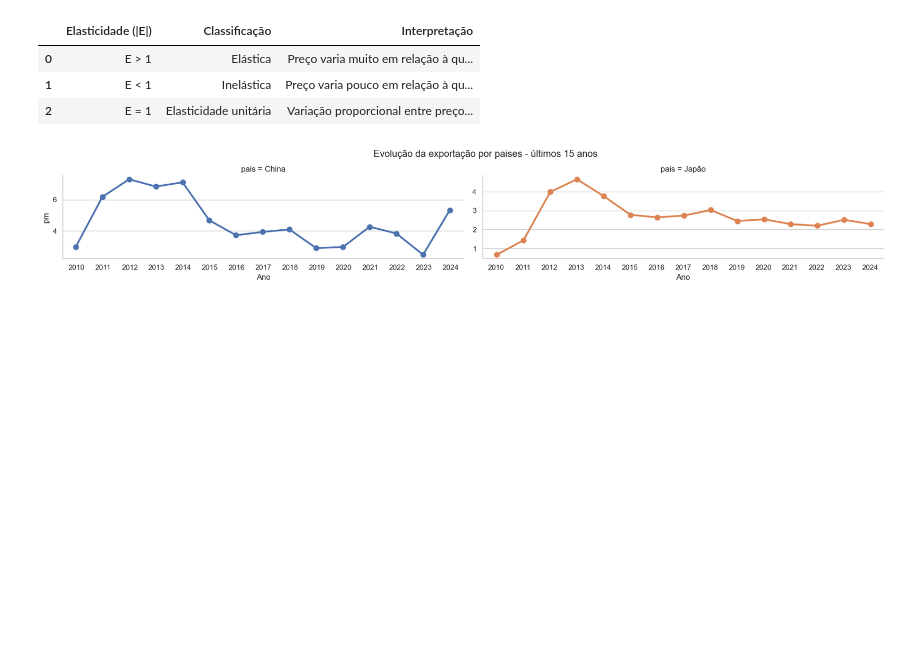
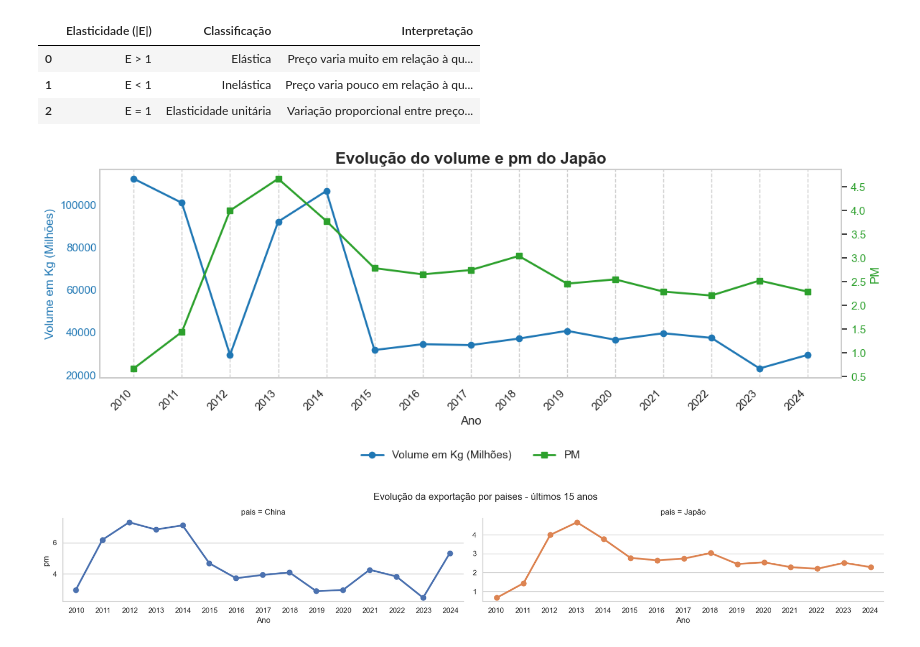
Before and after one commit to RicardViana/fiap-Data-Analysis-and-Exploration, a Jupyter notebook: tech_challenge_fase1.ipynb, the cells around one changed output. Drawn from its saved outputs; the diff is of its cells as text; code cells hidden in the pictures; blank space fills up the shorter version.

Commit message:
Inserindo novos graficos

```diff
--- a/tech_challenge_fase1.ipynb
+++ b/tech_challenge_fase1.ipynb
@@ -386,6 +387,63 @@ display(elasticidade)
 | 0 | E > 1 | Elástica | Preço varia muito em relação à qu... |
 | 1 | E < 1 | Inelástica | Preço varia pouco em relação à qu... |
 | 2 | E = 1 | Elasticidade unitária | Variação proporcional entre preço... |
+# %%
+# Fazer o filtro dos paises
+pais_filtro = ['Japão']
+
+# Criar data frame com filtrado
+df_vinhos_pm_filtro_pais = df_vinhos_pm.query('pais in @pais_filtro')
+
+# Criar vizualização
+fig, ax1 = plt.subplots(figsize=(12, 5))
+
+# Eixo Y da esquerda – Volume
+color1 = 'tab:blue'
+ax1.set_xlabel("Ano", fontsize=12)
+ax1.set_ylabel("Volume em Kg (Milhões)", color=color1, fontsize=12)
+
+vol_anos = df_vinhos_pm_filtro_pais["ano"]
+vol_valores = df_vinhos_pm_filtro_pais["quantidade_kg"]
+ax1.plot(vol_anos, vol_valores, marker='o', color=color1, label="Volume em Kg (Milhões)", linewidth=2)
+ax1.tick_params(axis='y', labelcolor=color1)
+ax1.set_xticks(vol_anos)
+ax1.set_xticklabels(vol_anos, rotation=45, ha='right')
+
+# Eixo Y da direita – Valor
+ax2 = ax1.twinx()
+color2 = 'tab:green'
+val_anos = df_vinhos_pm_filtro_pais["ano"]
+val_valores = df_vinhos_pm_filtro_pais["pm"]
+ax2.set_ylabel("PM", color=color2, fontsize=12)
+ax2.plot(val_anos, val_valores, marker='s', color=color2, label="PM", linewidth=2)
+ax2.tick_params(axis='y', labelcolor=color2)
+
+# Titulo do Grafico
+plt.title(f"Evolução do volume e pm do {pais_filtro[0]}", fontsize=16, weight='bold')
+
+# Remover grade
+ax1.grid(False)
+ax2.grid(False)
+ax1.yaxis.grid(False)
+ax1.tick_params(axis='y', which='both', length=0)
+ax1.grid(True, axis='x', linestyle="--", alpha=1)
+
+# Inserir legenda na parte inferior
+lines1, labels1 = ax1.get_legend_handles_labels()
+lines2, labels2 = ax2.get_legend_handles_labels()
+plt.legend(
+    lines1 + lines2,
+    labels1 + labels2,
+    loc='upper center',
+    bbox_to_anchor=(0.5, -0.3),
+    ncol=2,
+    frameon=False
+)
+
+plt.tight_layout()
+plt.show()
+# %% [output]
+[figure, added]
 # %%
 # Definir o tema
 sns.set_theme(style="whitegrid")
```
Also changed, not shown: parts of 2 cells of this notebook.
